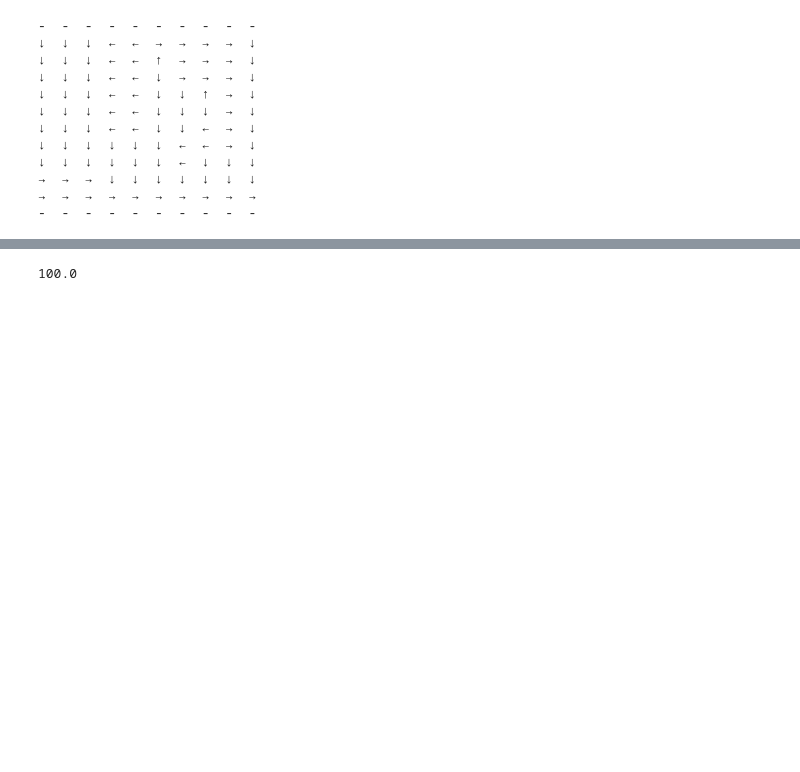
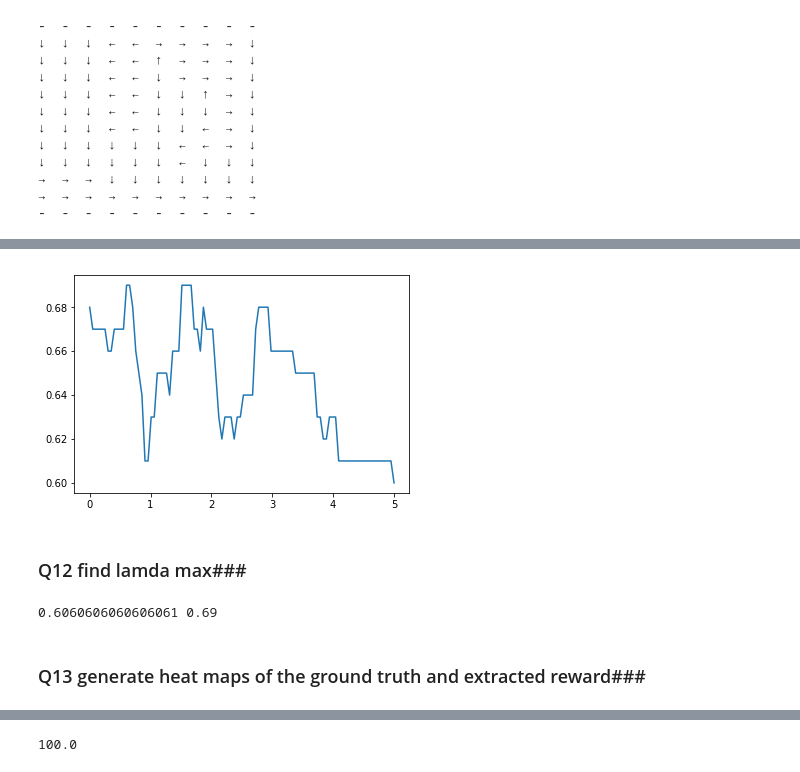
Before and after one commit to twjeric/UCLA-EE232-Large-Scale-Social-and-Complex-Networks, a Jupyter notebook: Project3/project3_4attrs.ipynb, the cells around one changed output, grey strips where cells are left out. Saved outputs shown, nothing was run; the diff lists cells and outputs as text; code cells hidden in the pictures; blank space fills up the shorter version.

```diff
--- a/Project3/project3_4attrs.ipynb
+++ b/Project3/project3_4attrs.ipynb
@@ -299,2 +204,0 @@ def perform_IRL(optimalAction, transition_probability, Rmax):
-# %%
-accuracy = perform_IRL(optimalAction1, transition_probability, Rmax)
@@ -400,0 +314,19 @@ print(Rfunc2.shape)
+# %%
+#Question 11:
+import numpy as np
+import matplotlib.pyplot as plt
+from cvxopt import solvers,matrix
+lamda_list = np.linspace(0,5,100)
+# lamda_list = np.linspace(1,5,100)
+A = {0,1,2,3}
+n_actions = 4
+n_states = 100
+gamma = 0.8
+tpm = tp2tpm(height, width, tp)
+# print(tpm.shape)
+transition_probability = np.transpose(tpm, (1, 0, 2))
+# print(transition_probability)
+Rmax1 = 0.0
+for i in range(0,10):
+    for j in range(0,10):
+        Rmax1 = max(Rmax1, abs(Rfunc1[i,j]))
@@ -400,0 +377,4 @@ print(Rfunc2.shape)
+# %%
+# extracted_reward1 = np.zeros((100,1))
+res = perform_IRL(optimalAction1, transition_probability, Rmax1, lamda_list)
+accuracy1 = res['accuracy']
@@ -400,0 +399,16 @@ print(Rfunc2.shape)
+# %%
+# plot
+plt.plot(lamda_list, accuracy1)
+plt.show()
+# %% [output]
+[figure, added]
+# %% [markdown]
+### Q12 find lamda max###
+# %%
+max_accuracy1 = max(accuracy1)
+maxLamda = lamda_list[accuracy1.index(max_accuracy1)]
+print(maxLamda, max_accuracy1)
+# %% [output]
+0.6060606060606061 0.69
+# %% [markdown]
+### Q13 generate heat maps of the ground truth and extracted reward###
```
Also changed, not shown: parts of 33 cells of this notebook.
